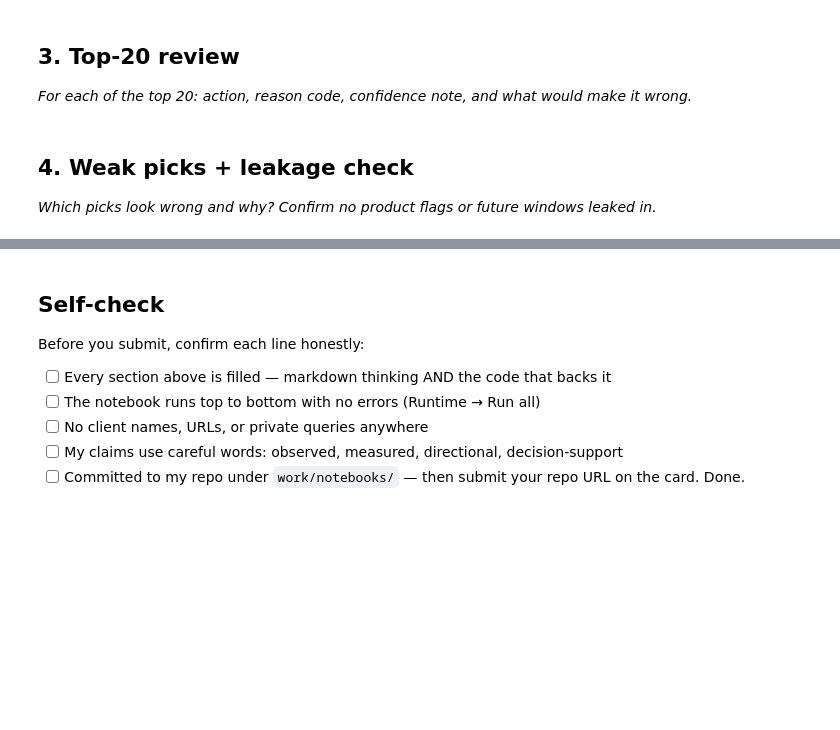
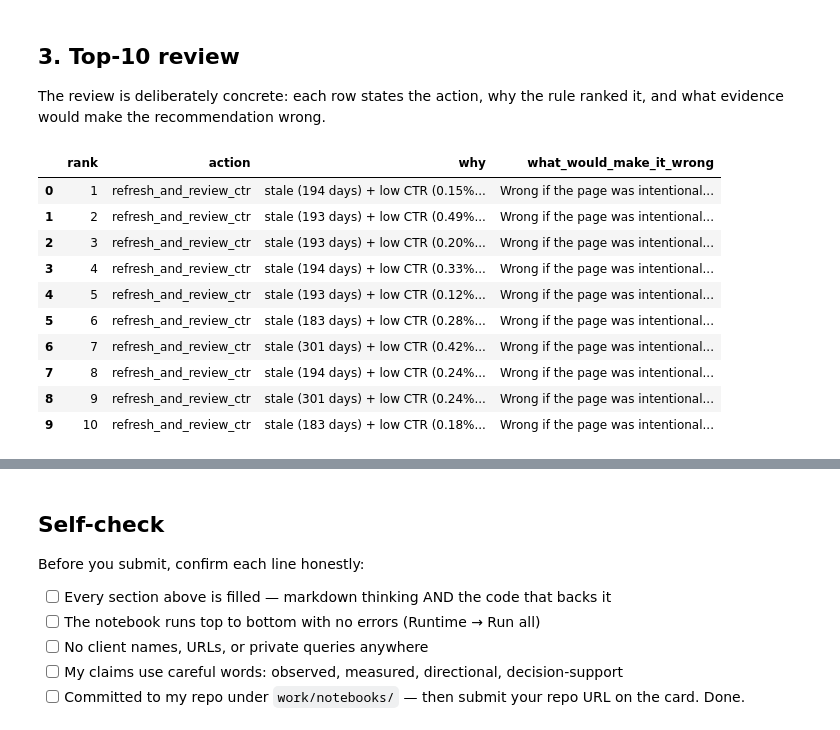
Before and after one commit to amey05081999/Flyrank-Internship-Amey-Naik, a Jupyter notebook: work/notebooks/w04_baseline_score.ipynb, the cells around one changed output, grey strips where cells are left out. Saved outputs shown, nothing was run; the diff lists cells and outputs as text; code cells hidden in the pictures; blank space fills up the shorter version.

```diff
--- a/work/notebooks/w04_baseline_score.ipynb
+++ b/work/notebooks/w04_baseline_score.ipynb
@@ -23,4 +240,4 @@ This skeleton is yours to fill. Work the sections **in order** — each one has
 # %% [markdown]
-## 3. Top-20 review
+## 3. Top-10 review
 
-*For each of the top 20: action, reason code, confidence note, and what would make it wrong.*
+The review is deliberately concrete: each row states the action, why the rule ranked it, and what evidence would make the recommendation wrong.
@@ -30,4 +243,0 @@ This skeleton is yours to fill. Work the sections **in order** — each one has
-# %% [markdown]
-## 4. Weak picks + leakage check
-
-*Which picks look wrong and why? Confirm no product flags or future windows leaked in.*
@@ -36,0 +244,44 @@ This skeleton is yours to fill. Work the sections **in order** — each one has
+# %%
+top10 = q.head(10).copy()
+review_rows = []
+
+for _, r in top10.iterrows():
+    if r["reason_code"] == "stale_and_ctr":
+        why = (
+            f"stale ({int(r['days_since_last_update'])} days) + low CTR ({r['ctr']:.2f}%) "
+            f"with position {r['avg_position']:.1f} and {int(r['impressions_90d']):,} impressions"
+        )
+        wrong = "Wrong if the page was intentionally left unchanged, the query mix is irrelevant, or CTR is low for a known SERP feature."
+    elif r["reason_code"] == "ctr_opportunity":
+        why = (
+            f"CTR opportunity ({r['ctr']:.2f}%) at position {r['avg_position']:.1f} "
+            f"with {int(r['impressions_90d']):,} impressions"
+        )
+        wrong = "Wrong if the apparent CTR gap is caused by SERP layout, query intent, or tracking rather than content quality."
+    else:
+        why = (
+            f"stale visible page ({int(r['days_since_last_update'])} days; "
+            f"{int(r['impressions_90d']):,} impressions)"
+        )
+        wrong = "Wrong if the page is intentionally evergreen and its current traffic is healthy despite the age."
+    review_rows.append({
+        "rank": int(r["baseline_rank"]),
+        "action": r["action"],
+        "why": why,
+        "what_would_make_it_wrong": wrong,
+    })
+
+review = pd.DataFrame(review_rows)
+display(review)
+# %% [output]
+|  | rank | action | why | what_would_make_it_wrong |
+| 0 | 1 | refresh_and_review_ctr | stale (194 days) + low CTR (0.15%... | Wrong if the page was intentional... |
+| 1 | 2 | refresh_and_review_ctr | stale (193 days) + low CTR (0.49%... | Wrong if the page was intentional... |
+| 2 | 3 | refresh_and_review_ctr | stale (193 days) + low CTR (0.20%... | Wrong if the page was intentional... |
+| 3 | 4 | refresh_and_review_ctr | stale (194 days) + low CTR (0.33%... | Wrong if the page was intentional... |
+| 4 | 5 | refresh_and_review_ctr | stale (193 days) + low CTR (0.12%... | Wrong if the page was intentional... |
+| 5 | 6 | refresh_and_review_ctr | stale (183 days) + low CTR (0.28%... | Wrong if the page was intentional... |
+| 6 | 7 | refresh_and_review_ctr | stale (301 days) + low CTR (0.42%... | Wrong if the page was intentional... |
+| 7 | 8 | refresh_and_review_ctr | stale (194 days) + low CTR (0.24%... | Wrong if the page was intentional... |
+| 8 | 9 | refresh_and_review_ctr | stale (301 days) + low CTR (0.24%... | Wrong if the page was intentional... |
+| 9 | 10 | refresh_and_review_ctr | stale (183 days) + low CTR (0.18%... | Wrong if the page was intentional... |
```
Also changed, not shown: parts of 16 cells of this notebook.
